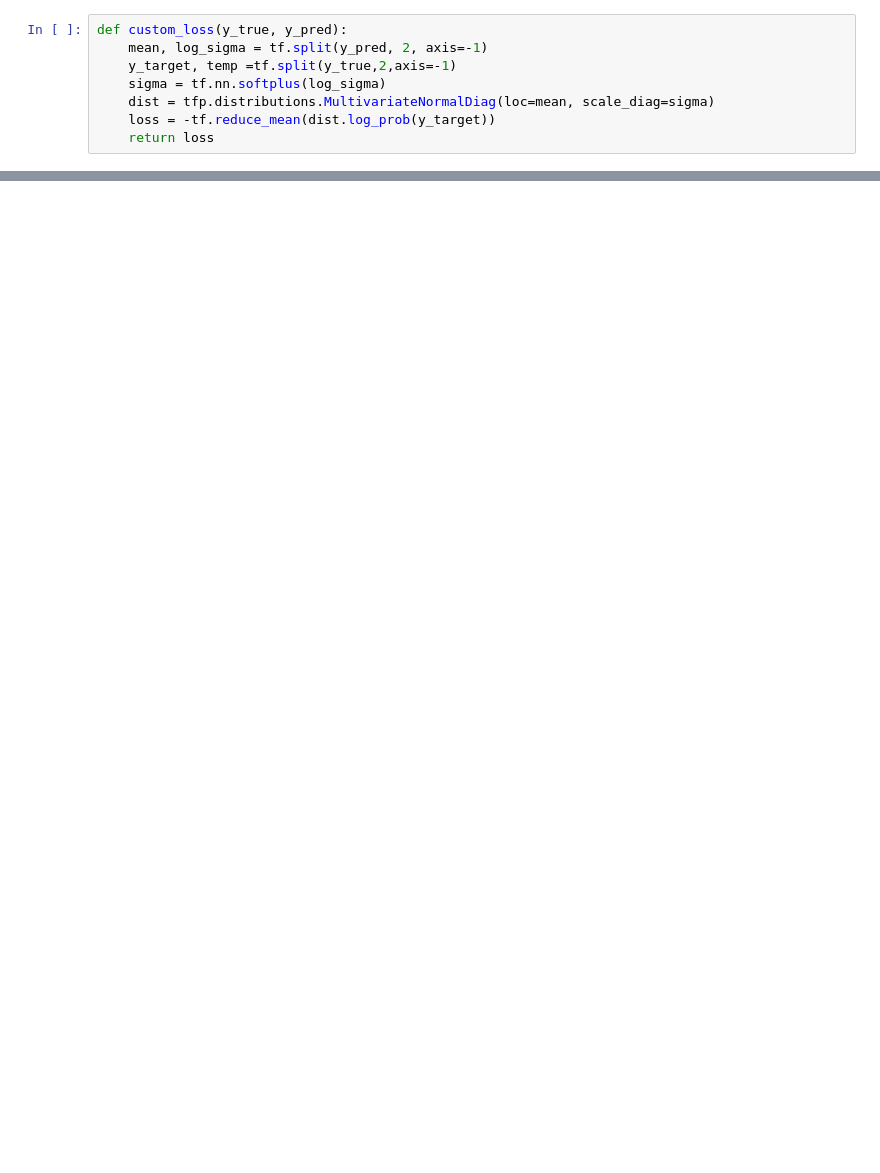
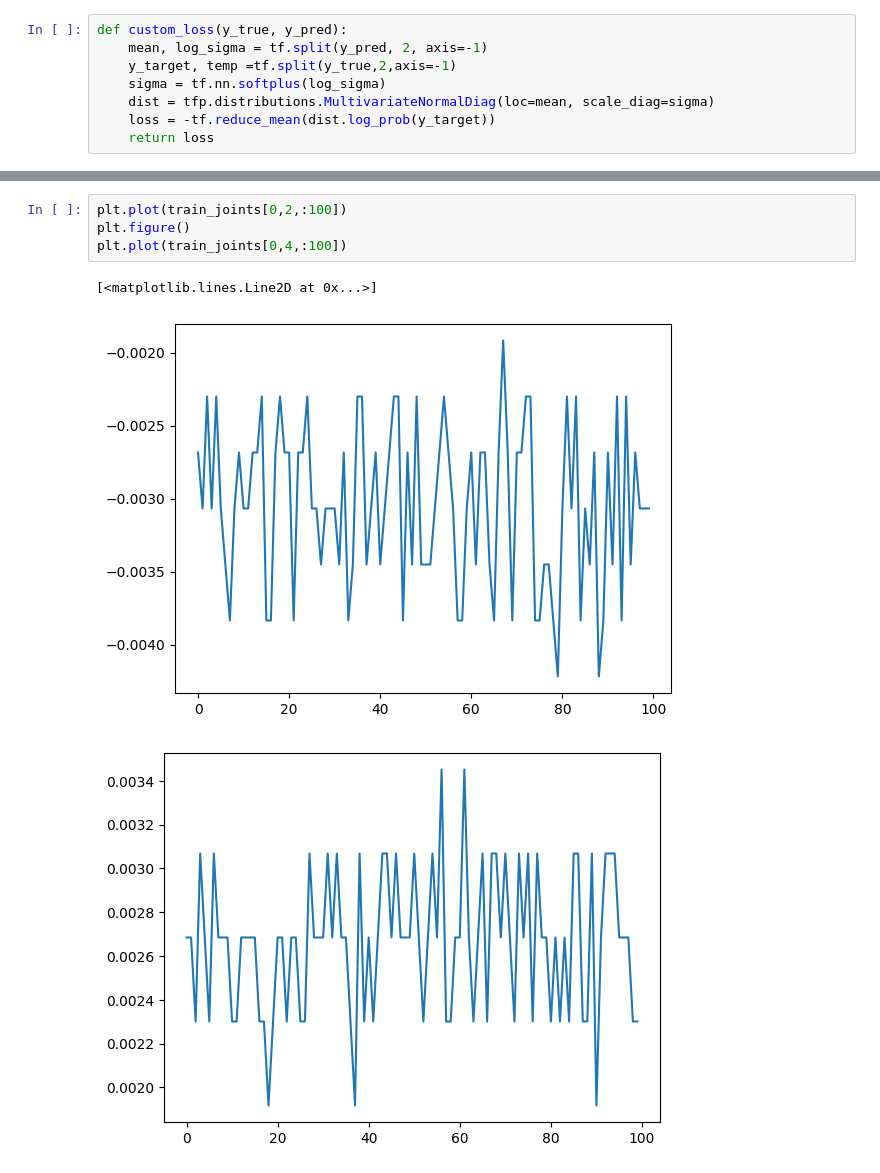
Before and after one commit to demet47/Cappuccino-Preparing-Robot-Baxter, a Jupyter notebook: Task Parameterization and Generalization/Task Parameterization and Generalization.ipynb, the cells around one changed output, grey strips where cells are left out. Saved outputs shown, nothing was run; the diff lists cells and outputs as text; blank space fills up the shorter version.

```diff
--- a/Task Parameterization and Generalization/Task Parameterization and Generalization.ipynb
+++ b/Task Parameterization and Generalization/Task Parameterization and Generalization.ipynb
@@ -248,0 +287,8 @@ loss: 9543.0576171875
+# %%
+plt.plot(train_joints[0,2,:100])
+plt.figure()
+plt.plot(train_joints[0,4,:100])
+# %% [output]
+[<matplotlib.lines.Line2D at 0x...>]
+[figure, added]
+[figure, added]
```
Also changed, not shown: parts of 17 cells of this notebook.
